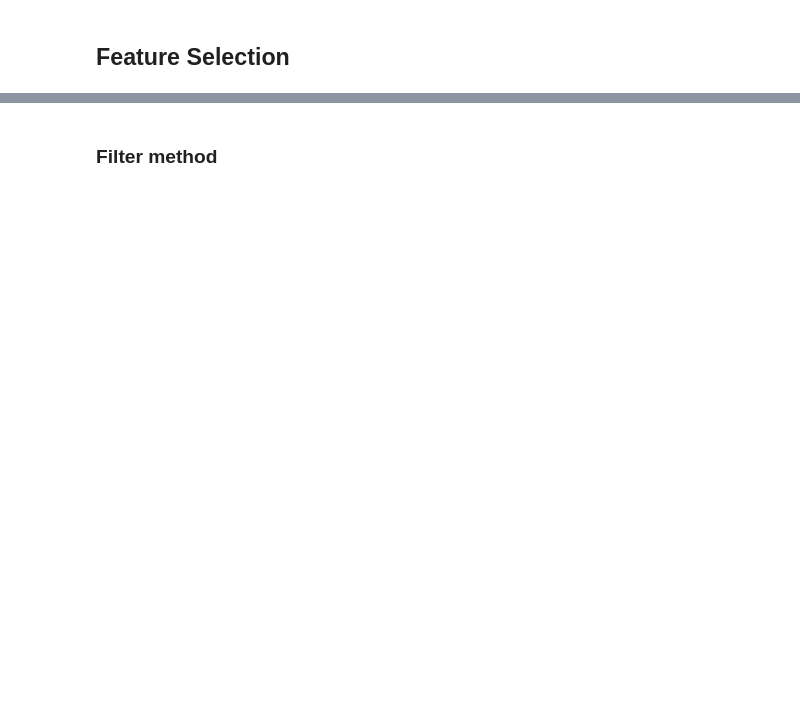
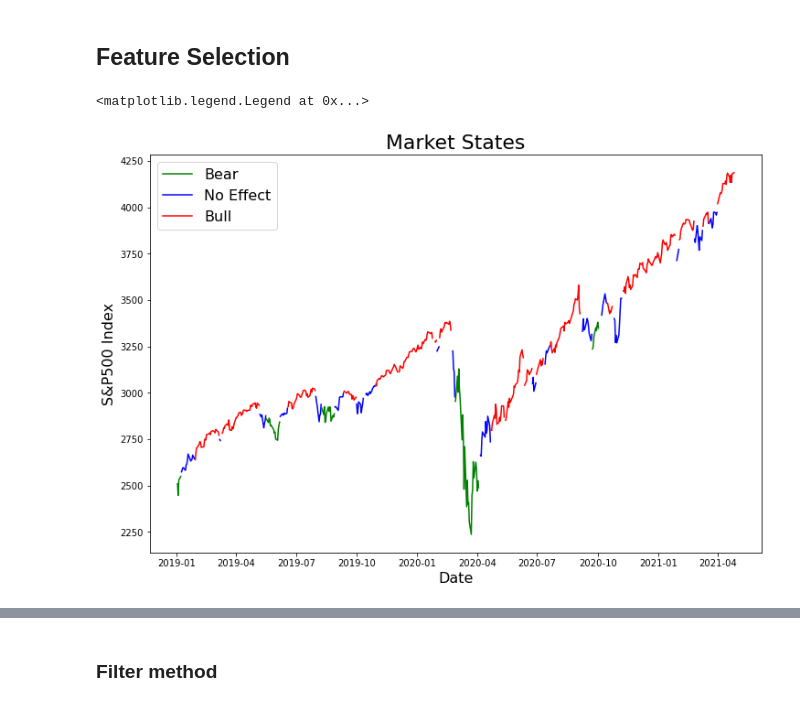
Before and after one commit to zhangzijie-lab/QF5401, a Jupyter notebook: Strategy.ipynb, the cells around one changed output, grey strips where cells are left out. Saved outputs shown, nothing was run; the diff lists cells and outputs as text; code cells hidden in the pictures; blank space fills up the shorter version.

```diff
--- a/Strategy.ipynb
+++ b/Strategy.ipynb
@@ -419,0 +426,22 @@ features = X.columns
+# %%
+i = 0
+c = {0: 'blue', 1: 'red', -1: 'green'}
+l = []
+labels = []
+plt.figure(figsize=(12, 8))
+df = sp500_p.loc['2019':'2021'].copy()
+for k, g in groupby(sp500_p.loc['2019':'2021', 'class2']):
+    n = len(list(g))
+    line, = plt.plot(df.iloc[i:i+n, 3], color=c[k])
+    if k not in l:
+        labels.append(line)
+        l.append(k)
+    i += n
+
+plt.xlabel('Date', fontsize=16)
+plt.ylabel('S&P500 Index', fontsize=16)
+plt.title('Market States', fontsize=22)
+plt.legend(labels, ['Bear', 'No Effect', 'Bull'], fontsize=16)
+# %% [output]
+<matplotlib.legend.Legend at 0x...>
+[figure, added]
```
Also changed, not shown: parts of 146 cells of this notebook, 31 other files.
